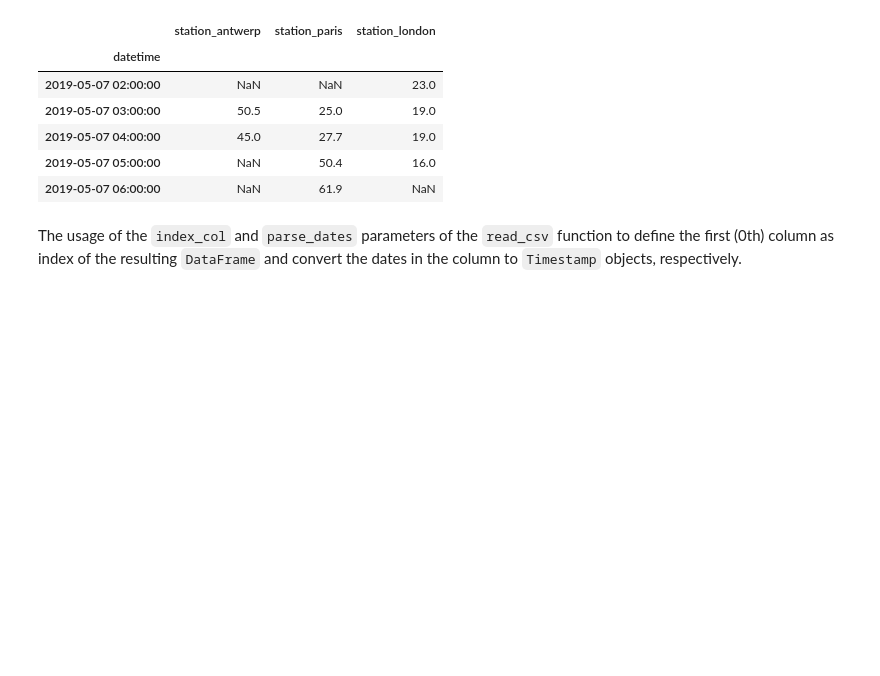
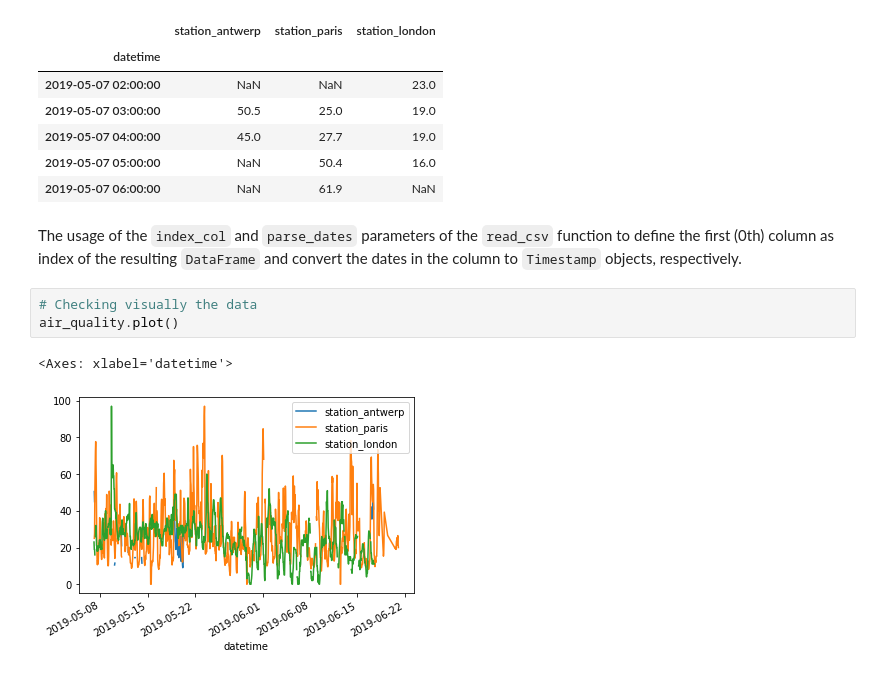
Before and after one commit to aaditya29/Quantitative-Finance-With-Python, a Jupyter notebook: 04-Pandas/Air Quality/AirQuality.ipynb, the cells around one changed output. Saved outputs shown, nothing was run; the diff lists cells and outputs as text; blank space fills up the shorter version.

```diff
--- a/04-Pandas/Air Quality/AirQuality.ipynb
+++ b/04-Pandas/Air Quality/AirQuality.ipynb
@@ -18,3 +18,9 @@ air_quality.head()
 | 2019-05-07 06:00:00 | NaN | 61.9 | NaN |
 # %% [markdown]
 The usage of the `index_col` and `parse_dates` parameters of the `read_csv` function to define the first (0th) column as index of the resulting `DataFrame` and convert the dates in the column to `Timestamp` objects, respectively.
+# %%
+# Checking visually the data
+air_quality.plot()
+# %% [output]
+<Axes: xlabel='datetime'>
+[figure, added]
```
